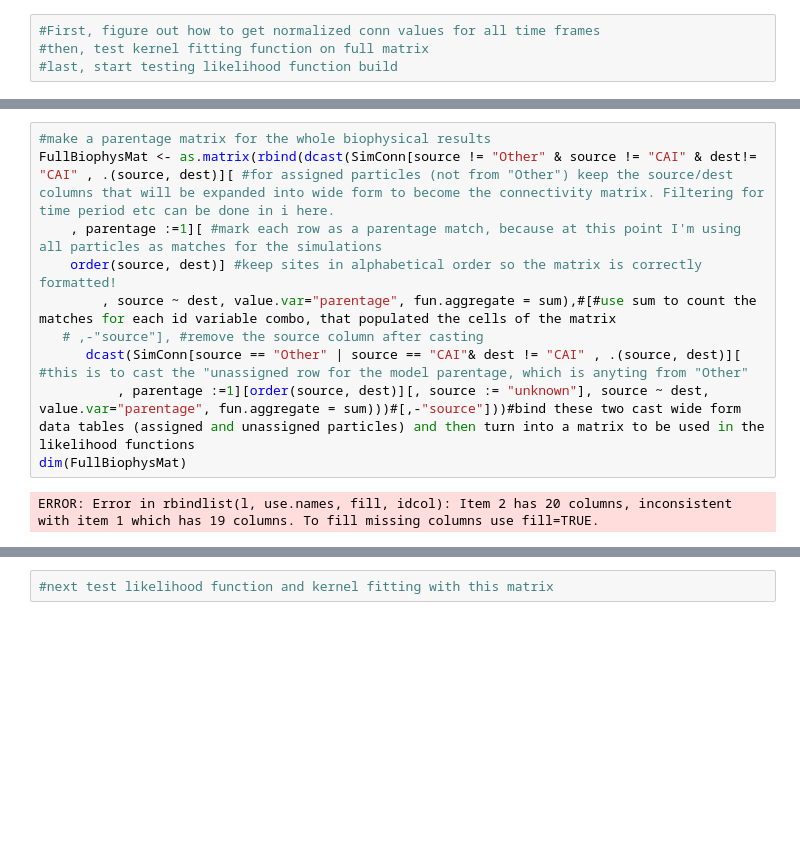
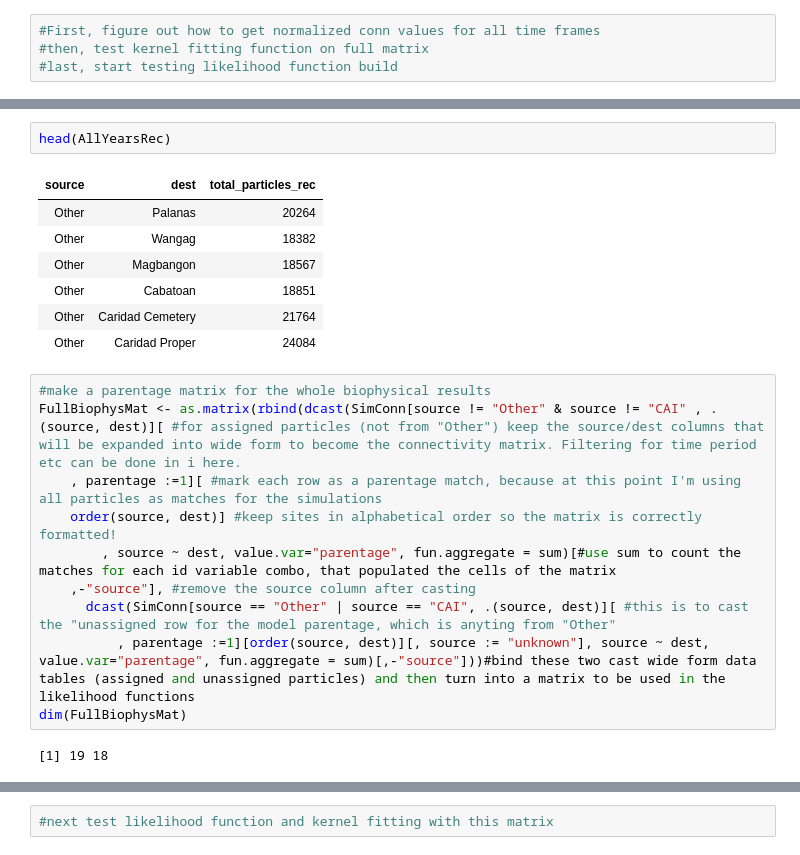
Before and after one commit to pinskylab/CamotesROMS, a Jupyter notebook: notebooks/optimize_ROMS_sampling.ipynb, the cells around one changed output, grey strips where cells are left out. Saved outputs shown, nothing was run; the diff lists cells and outputs as text; blank space fills up the shorter version.

```diff
--- a/notebooks/optimize_ROMS_sampling.ipynb
+++ b/notebooks/optimize_ROMS_sampling.ipynb
@@ -197,14 +209,24 @@ FullBiophysMatNorm
+# %%
+head(AllYearsRec)
+# %% [output]
+| source | dest | total_particles_rec |
+| Other | Palanas | 20264 |
+| Other | Wangag | 18382 |
+| Other | Magbangon | 18567 |
+| Other | Cabatoan | 18851 |
+| Other | Caridad Cemetery | 21764 |
+| Other | Caridad Proper | 24084 |
 # %%
 #make a parentage matrix for the whole biophysical results
-FullBiophysMat <- as.matrix(rbind(dcast(SimConn[source != "Other" & source != "CAI" & dest!= "CAI" , .(source, dest)][ #for assigned particles (not from "Other") keep the source/dest columns that will be expanded into wide form to become the connectivity matrix. Filtering for time period etc can be done in i here.
+FullBiophysMat <- as.matrix(rbind(dcast(SimConn[source != "Other" & source != "CAI" , .(source, dest)][ #for assigned particles (not from "Other") keep the source/dest columns that will be expanded into wide form to become the connectivity matrix. Filtering for time period etc can be done in i here.
     , parentage :=1][ #mark each row as a parentage match, because at this point I'm using all particles as matches for the simulations
     order(source, dest)] #keep sites in alphabetical order so the matrix is correctly formatted!
-        , source ~ dest, value.var="parentage", fun.aggregate = sum),#[#use sum to count the matches for each id variable combo, that populated the cells of the matrix
-   # ,-"source"], #remove the source column after casting
-      dcast(SimConn[source == "Other" | source == "CAI"& dest != "CAI" , .(source, dest)][ #this is to cast the "unassigned row for the model parentage, which is anyting from "Other"
-          , parentage :=1][order(source, dest)][, source := "unknown"], source ~ dest, value.var="parentage", fun.aggregate = sum)))#[,-"source"]))#bind these two cast wide form data tables (assigned and unassigned particles) and then turn into a matrix to be used in the likelihood functions
+        , source ~ dest, value.var="parentage", fun.aggregate = sum)[#use sum to count the matches for each id variable combo, that populated the cells of the matrix
+    ,-"source"], #remove the source column after casting
+      dcast(SimConn[source == "Other" | source == "CAI", .(source, dest)][ #this is to cast the "unassigned row for the model parentage, which is anyting from "Other"
+          , parentage :=1][order(source, dest)][, source := "unknown"], source ~ dest, value.var="parentage", fun.aggregate = sum)[,-"source"]))#bind these two cast wide form data tables (assigned and unassigned particles) and then turn into a matrix to be used in the likelihood functions
 dim(FullBiophysMat)
 # %% [output]
-ERROR: Error in rbindlist(l, use.names, fill, idcol): Item 2 has 20 columns, inconsistent with item 1 which has 19 columns. To fill missing columns use fill=TRUE.
+[1] 19 18
 # %%
 FullBiophysMat
```
Also changed, not shown: parts of 37 cells of this notebook.
